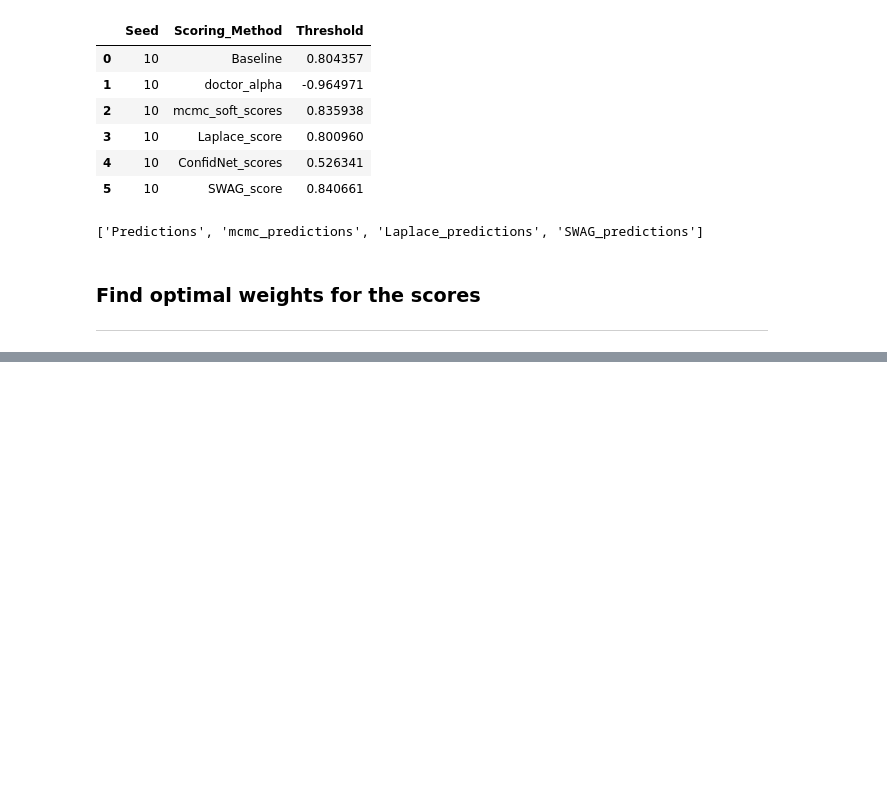
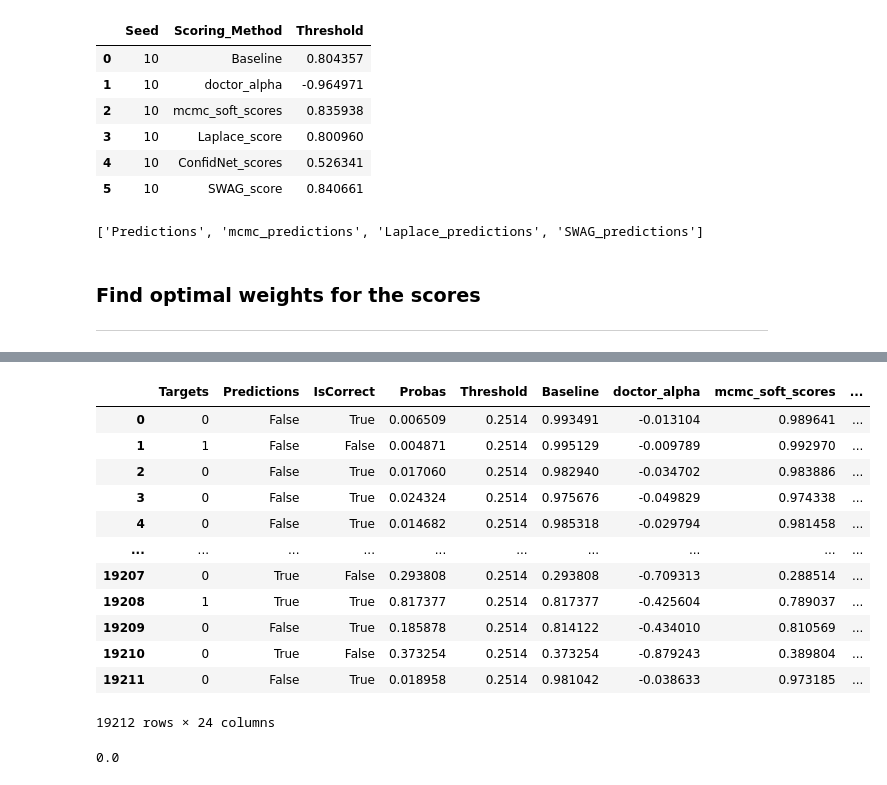
Before and after one commit to Barack-Samuni/failure_detection_benchmark, a Jupyter notebook: rejection_results_RSNA.ipynb, the cells around one changed output, grey strips where cells are left out. Saved outputs shown, nothing was run; the diff lists cells and outputs as text; code cells hidden in the pictures; blank space fills up the shorter version.

```diff
--- a/rejection_results_RSNA.ipynb
+++ b/rejection_results_RSNA.ipynb
@@ -174,0 +176,22 @@ display(weights_df)
+# %%
+from rejection.confidence_score import calculate_confidence_score
+confidence_scores_df = calculate_confidence_score(dataframe=scores_df,weights=weights_df)
+display(confidence_scores_df)
+# %% [output]
+|  | Targets | Predictions | IsCorrect | Probas | Threshold | Baseline | doctor_alpha | mcmc_soft_scores | ... |
+| 0 | 0 | False | True | 0.006509 | 0.2514 | 0.993491 | -0.013104 | 0.989641 | ... |
+| 1 | 1 | False | False | 0.004871 | 0.2514 | 0.995129 | -0.009789 | 0.992970 | ... |
+| 2 | 0 | False | True | 0.017060 | 0.2514 | 0.982940 | -0.034702 | 0.983886 | ... |
+| 3 | 0 | False | True | 0.024324 | 0.2514 | 0.975676 | -0.049829 | 0.974338 | ... |
+| 4 | 0 | False | True | 0.014682 | 0.2514 | 0.985318 | -0.029794 | 0.981458 | ... |
+| ... | ... | ... | ... | ... | ... | ... | ... | ... | ... |
+| 19207 | 0 | True | False | 0.293808 | 0.2514 | 0.293808 | -0.709313 | 0.288514 | ... |
+| 19208 | 1 | True | True | 0.817377 | 0.2514 | 0.817377 | -0.425604 | 0.789037 | ... |
+| 19209 | 0 | False | True | 0.185878 | 0.2514 | 0.814122 | -0.434010 | 0.810569 | ... |
+| 19210 | 0 | True | False | 0.373254 | 0.2514 | 0.373254 | -0.879243 | 0.389804 | ... |
+| 19211 | 0 | False | True | 0.018958 | 0.2514 | 0.981042 | -0.038633 | 0.973185 | ... |
+19212 rows × 24 columns
+# %%
+confidence_scores_df["Confidence_score"].min()
+# %% [output]
+0.0
```
Also changed, not shown: parts of 2 cells of this notebook, 1 other file.
